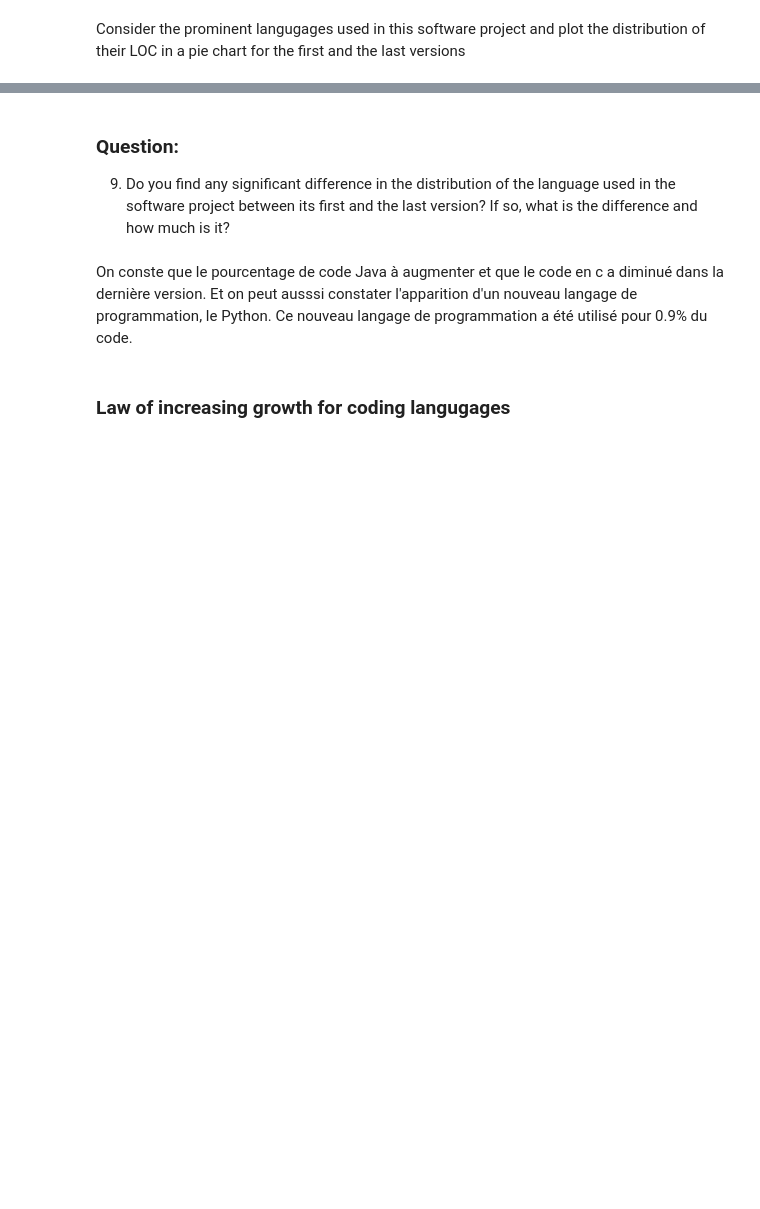
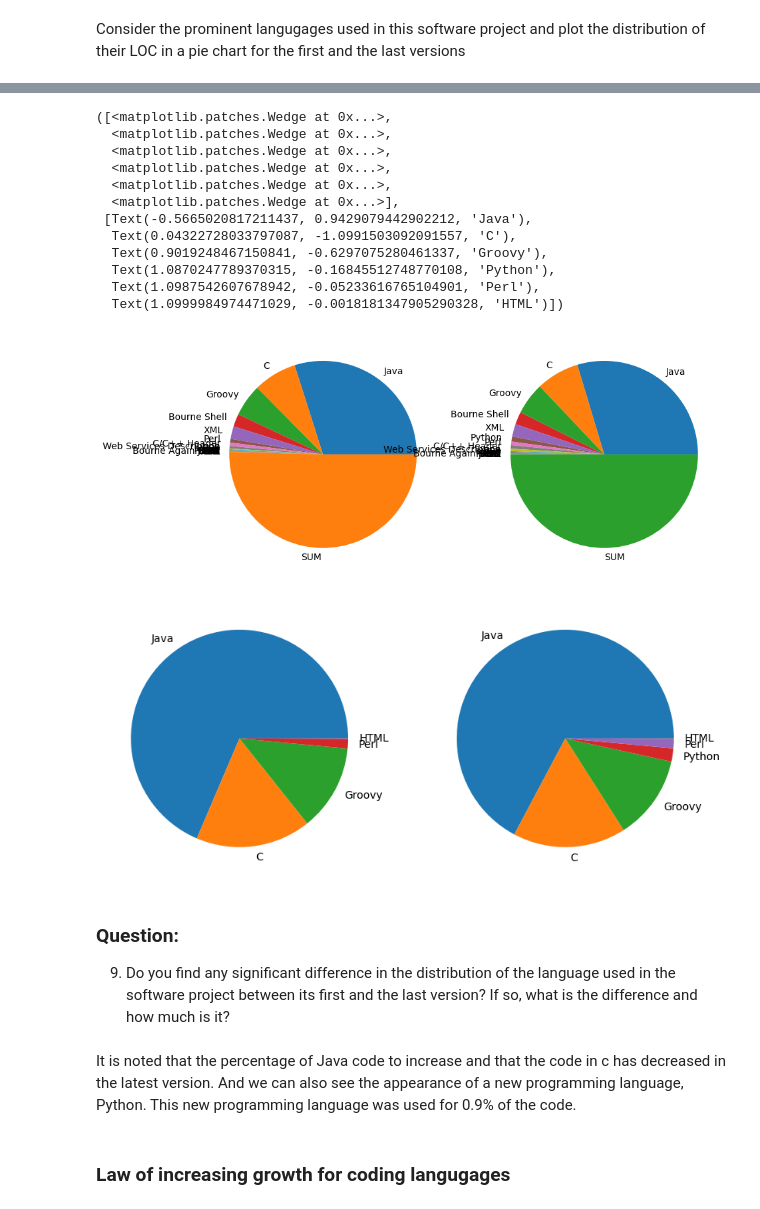
Before and after one commit to Randi-Dcht/Umons_Course2023_SoftwareEvolutionTP2, a Jupyter notebook: TP2_section2.ipynb, the cells around one changed output, grey strips where cells are left out. Drawn from its saved outputs; the diff is of its cells as text; code cells hidden in the pictures; blank space fills up the shorter version.

Commit message:
v1.0.7 (print language)

```diff
--- a/TP2_section2.ipynb
+++ b/TP2_section2.ipynb
@@ -312,11 +325,35 @@ print(dataLgNew2.head())
 2    255   Groovy   5671     9352   39327
 5    144   Python   1130     4489    6176
 6     44     Perl    779     2975    4422
+# %%
+fig, axes = plt.subplots(1,2, figsize=(10,10))
+
+axes[0].pie(dataLgOLd['code'], labels=dataLgOLd['language'])
+axes[1].pie(dataLgNew['code'], labels=dataLgNew['language'])
+
+fig2, axes = plt.subplots(1,2, figsize=(10,10))
+axes[0].pie(dataLgOLd2['code'], labels=dataLgOLd2['language'])
+axes[1].pie(dataLgNew2['code'], labels=dataLgNew2['language'])
+# %% [output]
+([<matplotlib.patches.Wedge at 0x...>,
+  <matplotlib.patches.Wedge at 0x...>,
+  <matplotlib.patches.Wedge at 0x...>,
+  <matplotlib.patches.Wedge at 0x...>,
+  <matplotlib.patches.Wedge at 0x...>,
+  <matplotlib.patches.Wedge at 0x...>],
+ [Text(-0.5665020817211437, 0.9429079442902212, 'Java'),
+  Text(0.04322728033797087, -1.0991503092091557, 'C'),
+  Text(0.9019248467150841, -0.6297075280461337, 'Groovy'),
+  Text(1.0870247789370315, -0.16845512748770108, 'Python'),
+  Text(1.0987542607678942, -0.05233616765104901, 'Perl'),
+  Text(1.0999984974471029, -0.0018181347905290328, 'HTML')])
+[figure, added]
+[figure, added]
 # %% [markdown]
 ### Question:
 9. Do you find any significant difference in the distribution of the language used in the software project between its first and the last version? If so, what is the difference and how much is it?
-# %% [markdown]
-On conste que le pourcentage de code Java à augmenter et que le code en c a diminué dans la dernière version. Et on peut ausssi constater l'apparition d'un nouveau langage de programmation, le Python. Ce nouveau langage de programmation a été utilisé pour 0.9% du code.
+# %% [markdown]
+It is noted that the percentage of Java code to increase and that the code in c has decreased in the latest version. And we can also see the appearance of a new programming language, Python. This new programming language was used for 0.9% of the code.
 # %% [markdown]
 ### Law of increasing growth for coding langugages
 # %% [markdown]
```
Also changed, not shown: parts of 7 cells of this notebook, 1 other file.
